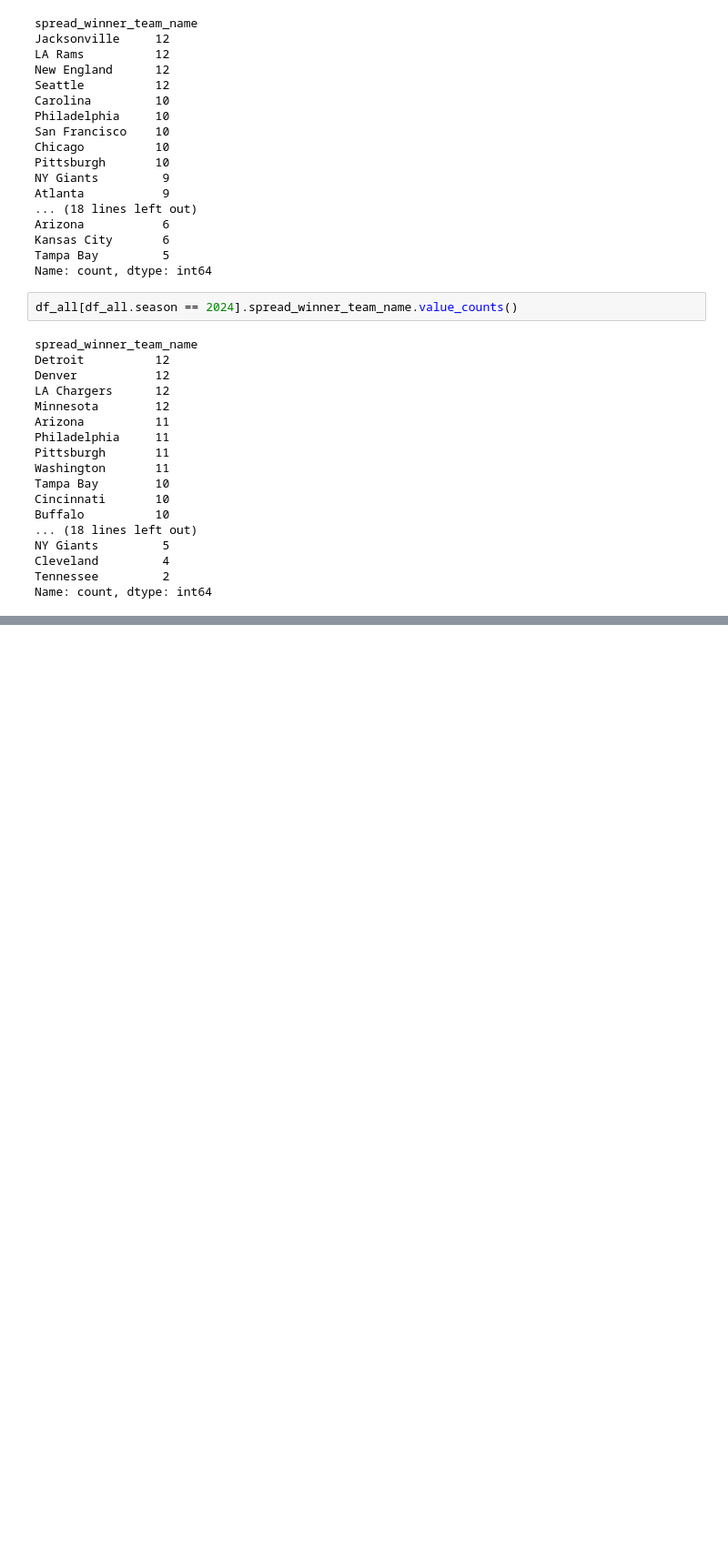
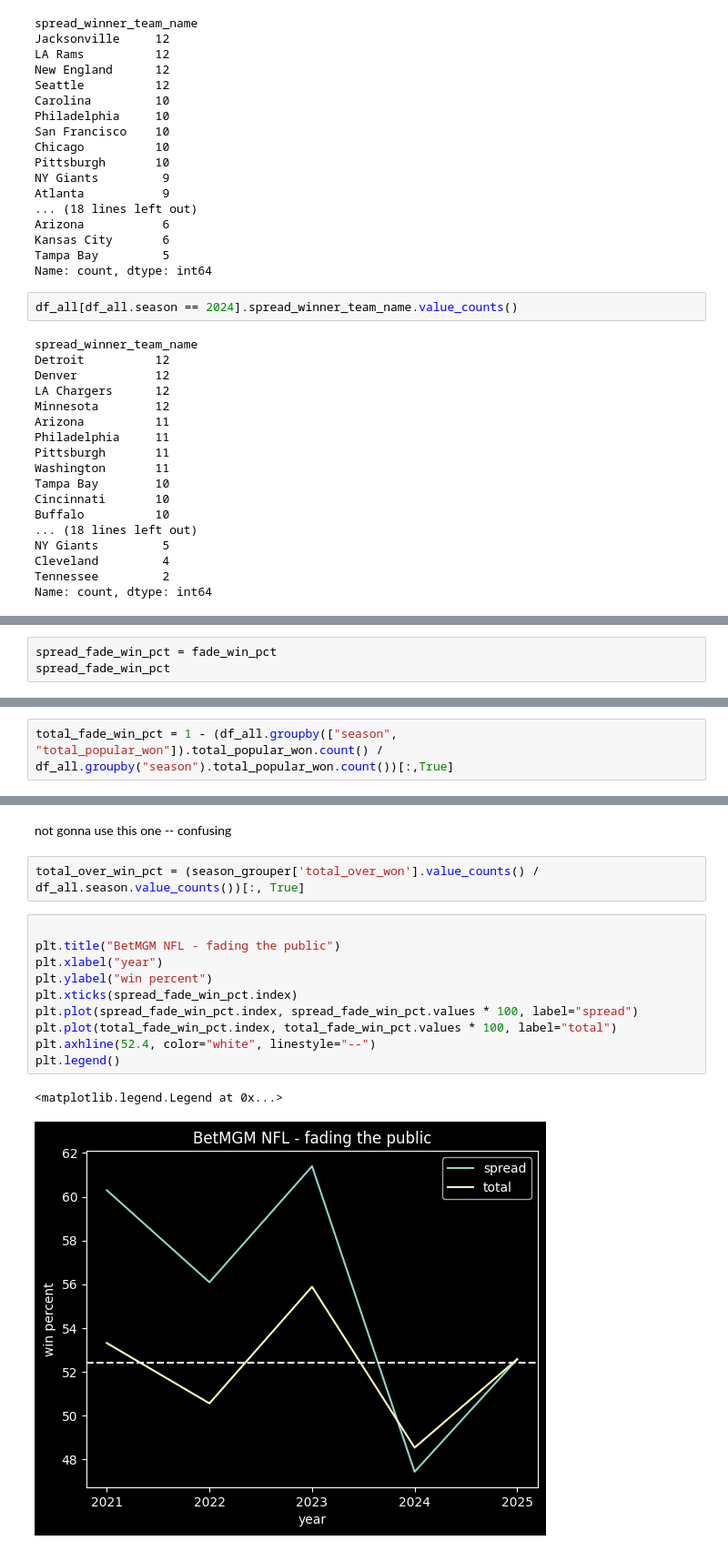
Before and after one commit to csdurfee/scrape_yahoo_odds, a Jupyter notebook: explore_football.ipynb, the cells around one changed output, grey strips where cells are left out. Shown at 91% size. Saved outputs shown, nothing was run; the diff lists cells and outputs as text; blank space fills up the shorter version.

```diff
--- a/explore_football.ipynb
+++ b/explore_football.ipynb
@@ -2370,0 +2385,3 @@ Name: count, dtype: int64
+# %%
+spread_fade_win_pct = fade_win_pct
+spread_fade_win_pct
@@ -2370,0 +2398,2 @@ Name: count, dtype: int64
+# %%
+total_fade_win_pct = 1 - (df_all.groupby(["season", "total_popular_won"]).total_popular_won.count() / df_all.groupby("season").total_popular_won.count())[:,True]
@@ -2370,0 +2410,17 @@ Name: count, dtype: int64
+# %% [markdown]
+not gonna use this one -- confusing
+# %%
+total_over_win_pct = (season_grouper['total_over_won'].value_counts() / df_all.season.value_counts())[:, True]
+# %%
+
+plt.title("BetMGM NFL - fading the public")
+plt.xlabel("year")
+plt.ylabel("win percent")
+plt.xticks(spread_fade_win_pct.index)
+plt.plot(spread_fade_win_pct.index, spread_fade_win_pct.values * 100, label="spread")
+plt.plot(total_fade_win_pct.index, total_fade_win_pct.values * 100, label="total")
+plt.axhline(52.4, color="white", linestyle="--")
+plt.legend()
+# %% [output]
+<matplotlib.legend.Legend at 0x...>
+[figure, added]
```
Also changed, not shown: parts of 54 cells of this notebook, 3 other files.
